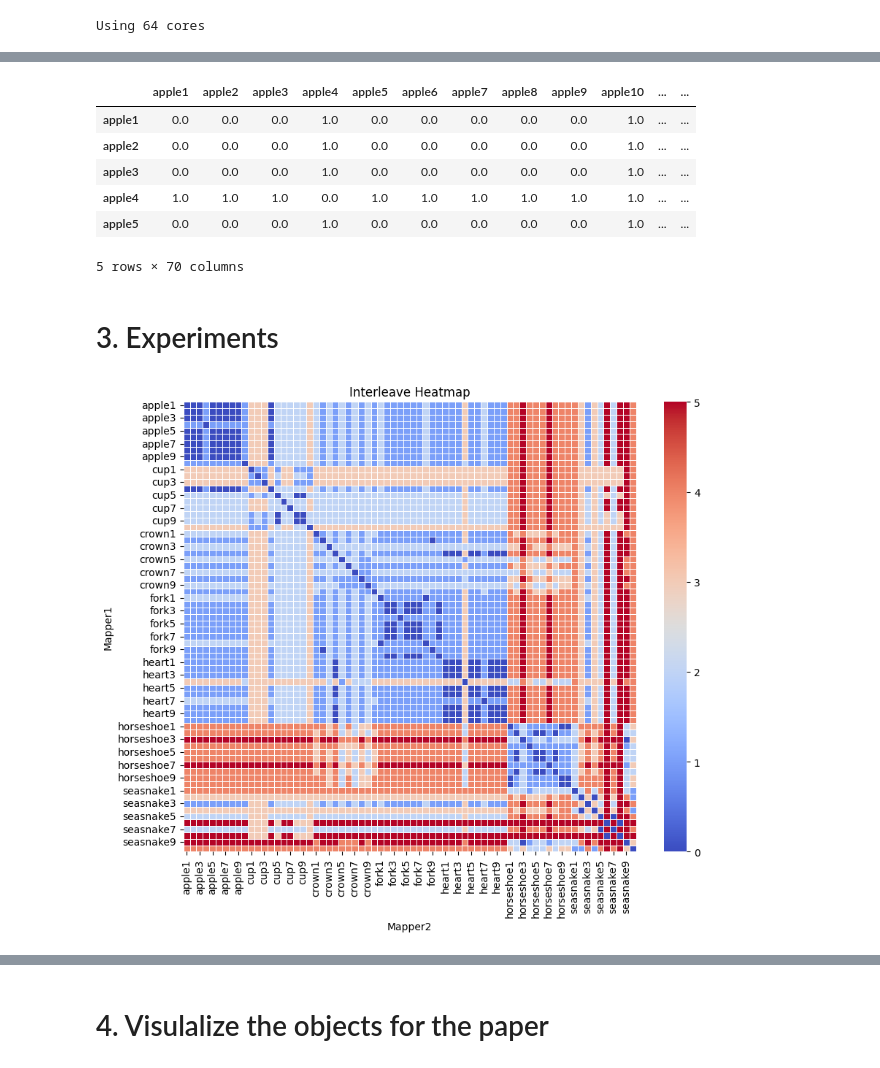
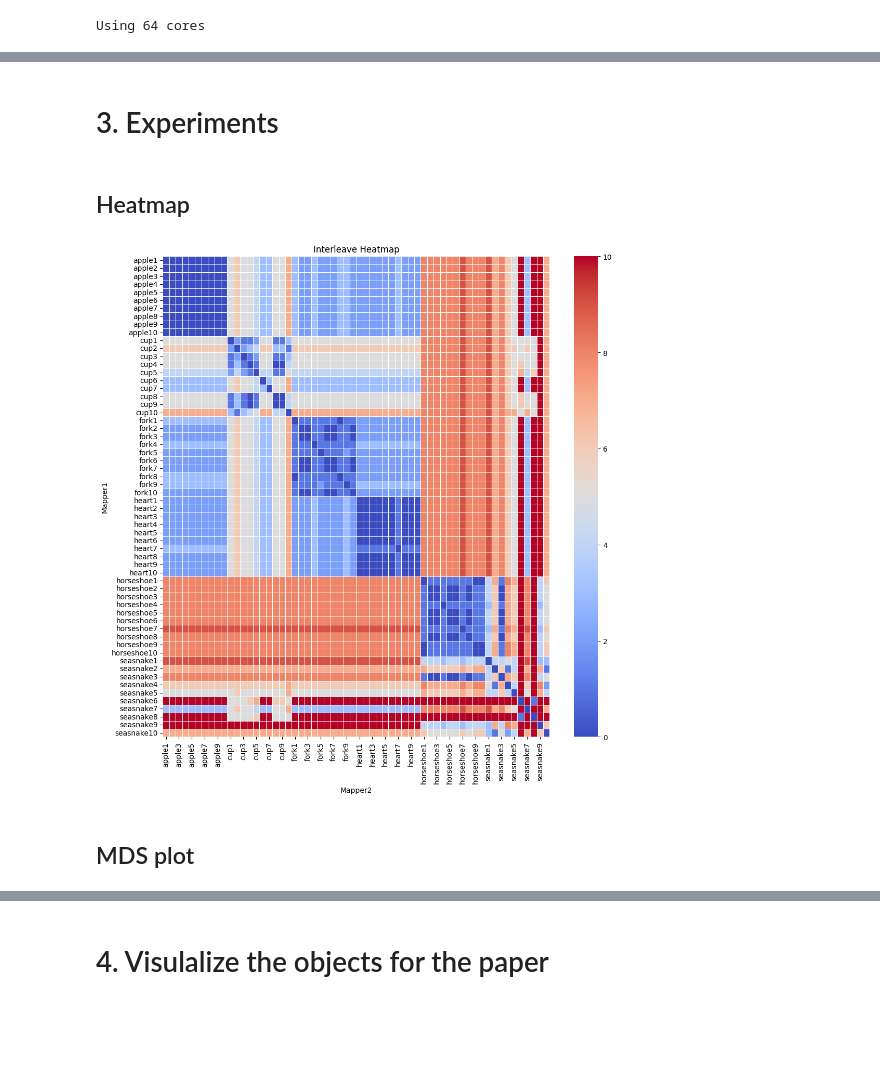
Before and after one commit to ishikaghosh2201/Mapper-Loss-Computation, a Jupyter notebook: workflow.ipynb, the cells around one changed output, grey strips where cells are left out. Cells and saved outputs as stored; diff of their text form; code cells hidden in the pictures; blank space fills up the shorter version.

```diff
--- a/workflow.ipynb
+++ b/workflow.ipynb
@@ -341,35 +252,29 @@ for key, value in result_dict.items():
 # df to csv
 
 df.to_csv('distance_results.csv')
-# %%
-df.head()
-# %% [output]
-|  | apple1 | apple2 | apple3 | apple4 | apple5 | apple6 | apple7 | apple8 | apple9 | apple10 | ... | ... |
-| apple1 | 0.0 | 0.0 | 0.0 | 1.0 | 0.0 | 0.0 | 0.0 | 0.0 | 0.0 | 1.0 | ... | ... |
-| apple2 | 0.0 | 0.0 | 0.0 | 1.0 | 0.0 | 0.0 | 0.0 | 0.0 | 0.0 | 1.0 | ... | ... |
-| apple3 | 0.0 | 0.0 | 0.0 | 1.0 | 0.0 | 0.0 | 0.0 | 0.0 | 0.0 | 1.0 | ... | ... |
-| apple4 | 1.0 | 1.0 | 1.0 | 0.0 | 1.0 | 1.0 | 1.0 | 1.0 | 1.0 | 1.0 | ... | ... |
-| apple5 | 0.0 | 0.0 | 0.0 | 1.0 | 0.0 | 0.0 | 0.0 | 0.0 | 0.0 | 1.0 | ... | ... |
-5 rows × 70 columns
 # %% [markdown]
 # 3. Experiments
 # %%
 data = pd.read_csv('distance_results.csv', index_col=0)
+data = data.drop(columns=[col for col in data.columns if col.startswith("butterfly")], index=[idx for idx in data.index if idx.startswith("butterfly")])
 # convert everything to numeric
 data = data.apply(pd.to_numeric, errors='coerce')
+# %% [markdown]
+## Heatmap
 # %%
-# heatmap
 
-plt.figure(figsize=(10, 8))
+plt.figure(figsize=(12, 12))
 sns.heatmap(data, annot=False, cmap="coolwarm", linewidths=0.5)
 
 # Add labels and title
 plt.xlabel("Mapper2")
 plt.ylabel("Mapper1")
 plt.title("Interleave Heatmap")
 
 # Show the plot
 plt.show()
 # %% [output]
-[figure, old version]
+[figure, new version]
+# %% [markdown]
+## MDS plot
 # %%
```
Also changed, not shown: parts of 23 cells of this notebook, 34 other files.
